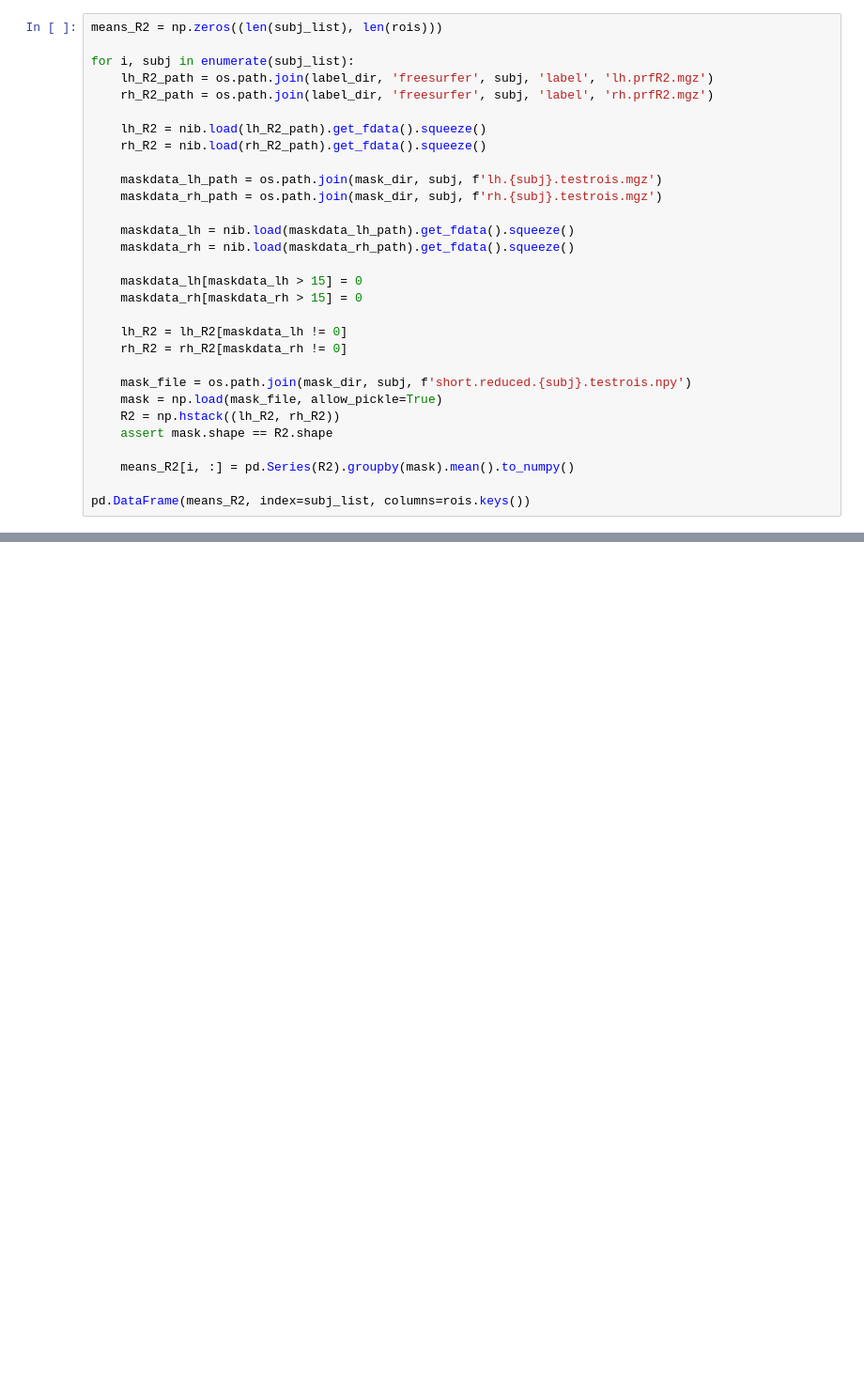
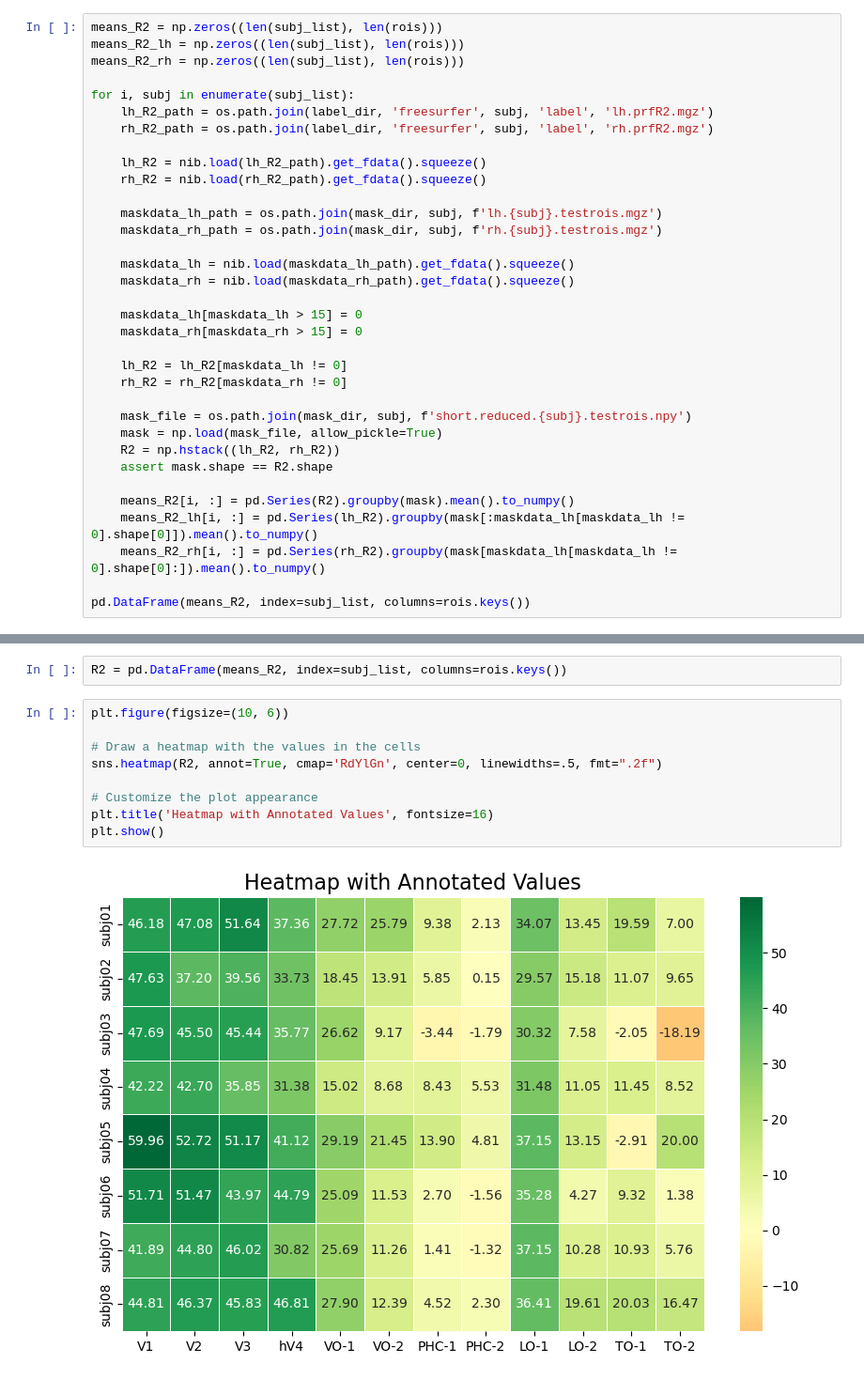
Before and after one commit to StanBgy/Thesis, a Jupyter notebook: src/R2.ipynb, the cells around one changed output, grey strips where cells are left out. Shown at 94% size. Drawn from its saved outputs; the diff is of its cells as text; blank space fills up the shorter version.

```diff
--- a/src/R2.ipynb
+++ b/src/R2.ipynb
@@ -7,5 +9,7 @@ from utils.utils import *
 # %%
 means_R2 = np.zeros((len(subj_list), len(rois)))
+means_R2_lh = np.zeros((len(subj_list), len(rois)))
+means_R2_rh = np.zeros((len(subj_list), len(rois)))
 
 for i, subj in enumerate(subj_list):
     lh_R2_path = os.path.join(label_dir, 'freesurfer', subj, 'label', 'lh.prfR2.mgz')
@@ -32,6 +36,8 @@ for i, subj in enumerate(subj_list):
     assert mask.shape == R2.shape
 
     means_R2[i, :] = pd.Series(R2).groupby(mask).mean().to_numpy()
+    means_R2_lh[i, :] = pd.Series(lh_R2).groupby(mask[:maskdata_lh[maskdata_lh != 0].shape[0]]).mean().to_numpy()
+    means_R2_rh[i, :] = pd.Series(rh_R2).groupby(mask[maskdata_lh[maskdata_lh != 0].shape[0]:]).mean().to_numpy()
 
 pd.DataFrame(means_R2, index=subj_list, columns=rois.keys())
 # %% [output]
@@ -44,3 +50,16 @@ pd.DataFrame(means_R2, index=subj_list, columns=rois.keys())
 | subj06 | 51.706530 | 51.471710 | 43.971635 | 44.790459 | 25.086231 | 11.525078 | 2.704639 | -1.560302 | 35.278147 | 4.268366 | 9.317652 | ... |
 | subj07 | 41.885287 | 44.798774 | 46.020299 | 30.818452 | 25.692193 | 11.264747 | 1.411465 | -1.324455 | 37.151549 | 10.276144 | 10.933102 | ... |
 | subj08 | 44.812764 | 46.366707 | 45.833612 | 46.811948 | 27.895577 | 12.388309 | 4.524923 | 2.297426 | 36.411649 | 19.607232 | 20.027980 | ... |
+# %%
+R2 = pd.DataFrame(means_R2, index=subj_list, columns=rois.keys())
+# %%
+plt.figure(figsize=(10, 6))
+
+# Draw a heatmap with the values in the cells
+sns.heatmap(R2, annot=True, cmap='RdYlGn', center=0, linewidths=.5, fmt=".2f")
+
+# Customize the plot appearance
+plt.title('Heatmap with Annotated Values', fontsize=16)
+plt.show()
+# %% [output]
+[figure, added]
```
Also changed, not shown: parts of 11 cells of this notebook, 25 other files.
